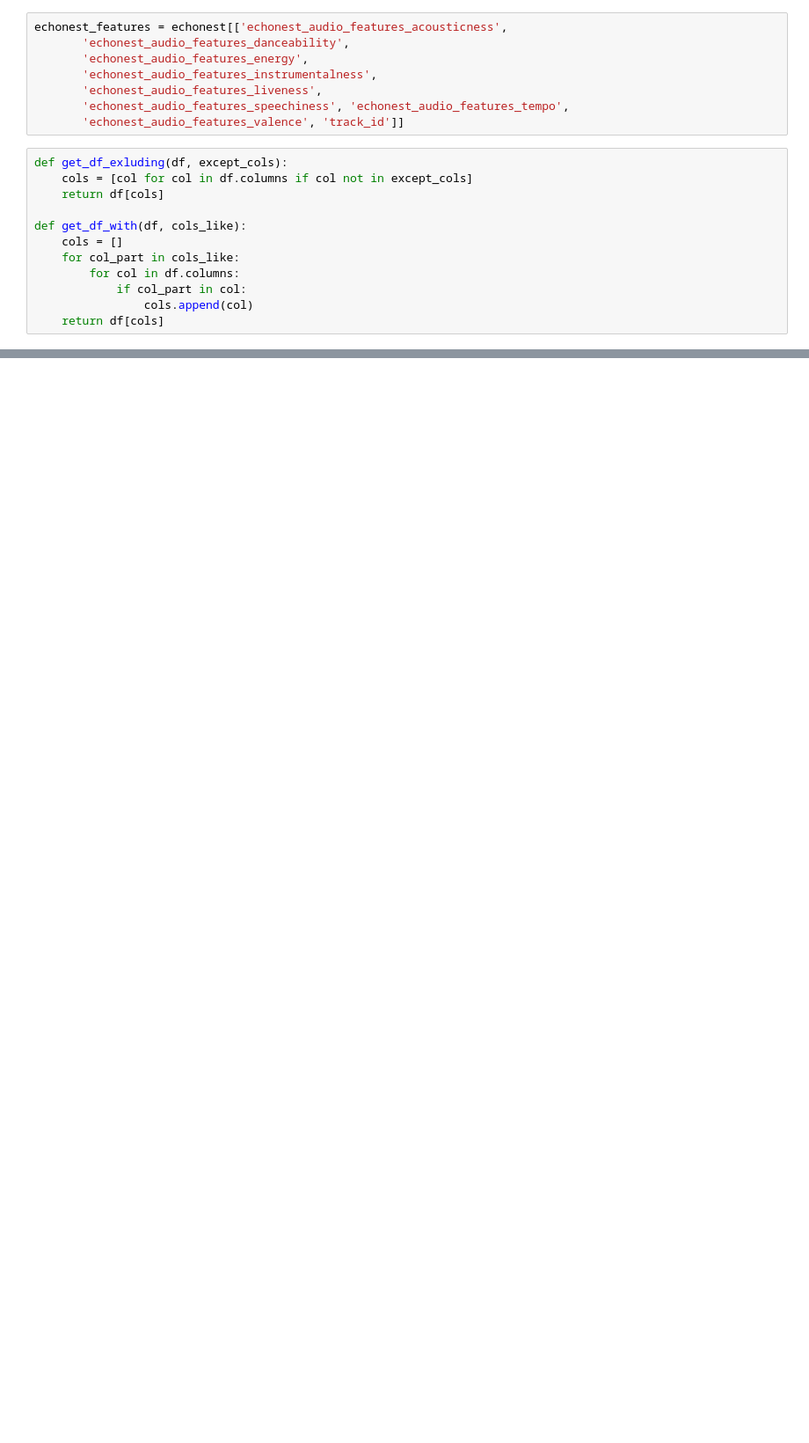
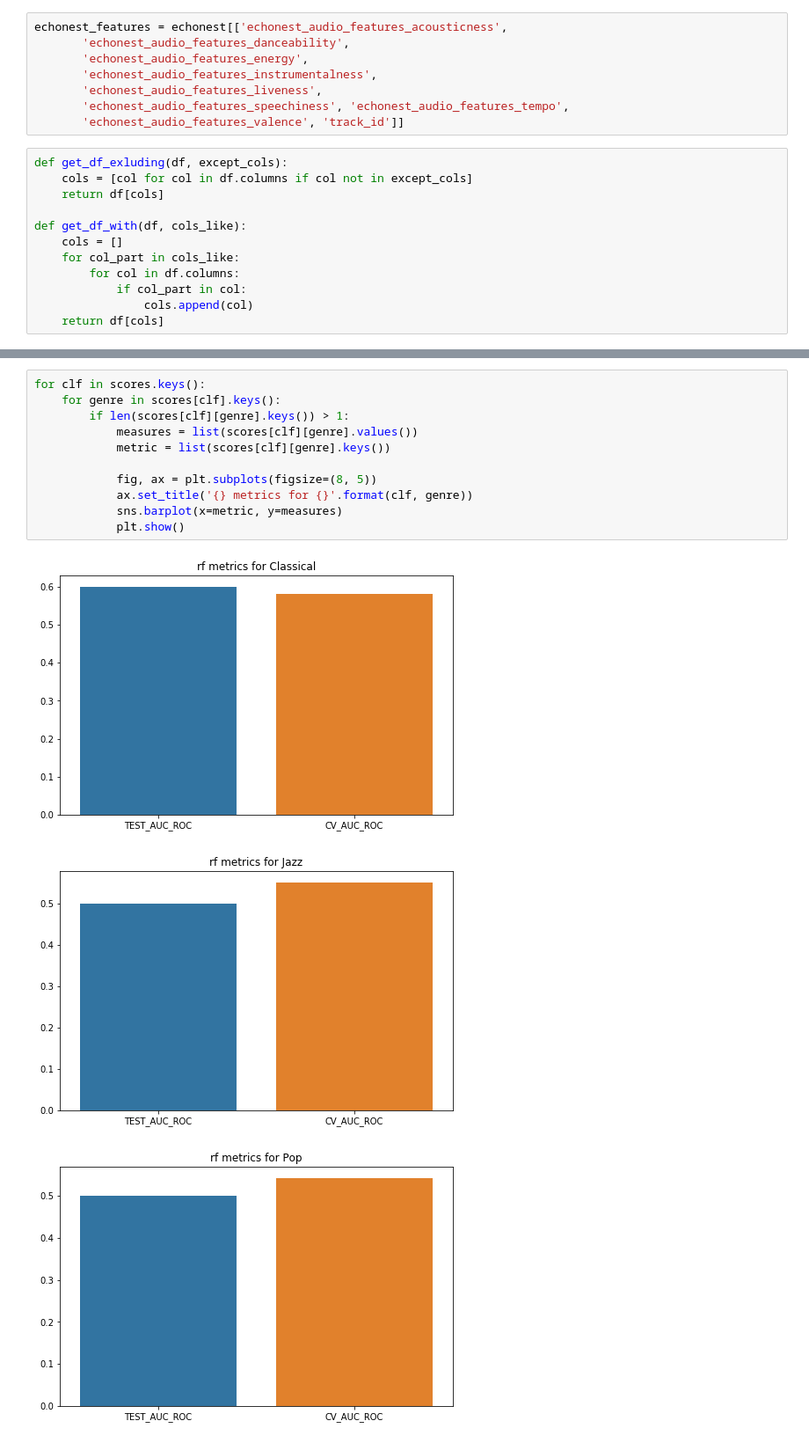
Before and after one commit to addt/Song-Popularity, a Jupyter notebook: notebooks/baseline_traditional.ipynb, the cells around one changed output, grey strips where cells are left out. Shown at 88% size. Cells and saved outputs as stored; diff of their text form; blank space fills up the shorter version.

```diff
--- a/notebooks/baseline_traditional.ipynb
+++ b/notebooks/baseline_traditional.ipynb
@@ -381,0 +300,15 @@ for col in echonest.columns:
+# %%
+for clf in scores.keys():
+    for genre in scores[clf].keys():
+        if len(scores[clf][genre].keys()) > 1:
+            measures = list(scores[clf][genre].values())
+            metric = list(scores[clf][genre].keys())
+
+            fig, ax = plt.subplots(figsize=(8, 5))
+            ax.set_title('{} metrics for {}'.format(clf, genre))
+            sns.barplot(x=metric, y=measures)
+            plt.show()
+# %% [output]
+[figure, added]
+[figure, added]
+[figure, added]
```
Also changed, not shown: parts of 26 cells of this notebook.
